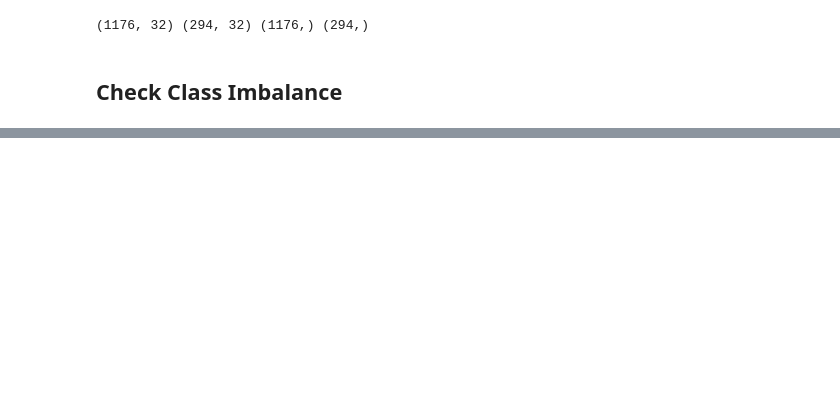
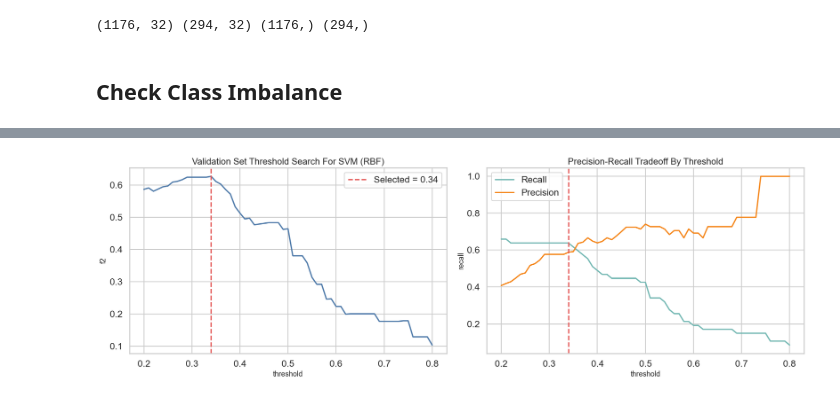
Before and after one commit to WildSphee/5102_part2, a Jupyter notebook: EDA_full_col.ipynb, the cells around one changed output, grey strips where cells are left out. Drawn from its saved outputs; the diff is of its cells as text; code cells hidden in the pictures; blank space fills up the shorter version.

```diff
--- a/EDA_full_col.ipynb
+++ b/EDA_full_col.ipynb
@@ -550,0 +775,13 @@ Name: PC2, dtype: float64
+# %%
+best_cv_overall = cv_results.iloc[0]
+best_cv_blackbox = (
+    cv_results[cv_results["is_blackbox"]]
+    .sort_values(["cv_mean_pr_auc", "cv_mean_recall", "cv_mean_roc_auc"], ascending=False)
+    .iloc[0]
+)
+
+print("Best overall CV model:")
+print(best_cv_overall[["model", "cv_mean_pr_auc", "cv_mean_roc_auc", "cv_mean_recall"]])
+print()
+print("Best blackbox CV model:")
+print(best_cv_blackbox[["model", "cv_mean_pr_auc", "cv_mean_roc_auc", "cv_mean_recall"]])
@@ -550,0 +810,7 @@ Name: PC2, dtype: float64
+# %%
+finalists = cv_results["model"].head(2).tolist()
+best_blackbox_name = best_cv_blackbox["model"]
+if best_blackbox_name not in finalists:
+    finalists.append(best_blackbox_name)
+
+finalists
@@ -550,0 +1075,37 @@ Name: PC2, dtype: float64
+# %%
+fig, axes = plt.subplots(1, 2, figsize=(18, 6))
+
+sns.lineplot(
+    data=threshold_results.sort_values("threshold"),
+    x="threshold",
+    y="f2",
+    ax=axes[0],
+    color="#4C78A8",
+)
+axes[0].axvline(selected_threshold, color="#E45756", linestyle="--", label=f"Selected = {selected_threshold:.2f}")
+axes[0].set_title(f"Validation Set Threshold Search For {recommended_blackbox_name}")
+axes[0].legend()
+
+sns.lineplot(
+    data=threshold_results.sort_values("threshold"),
+    x="threshold",
+    y="recall",
+    ax=axes[1],
+    color="#72B7B2",
+    label="Recall",
+)
+sns.lineplot(
+    data=threshold_results.sort_values("threshold"),
+    x="threshold",
+    y="precision",
+    ax=axes[1],
+    color="#F58518",
+    label="Precision",
+)
+axes[1].axvline(selected_threshold, color="#E45756", linestyle="--")
+axes[1].set_title("Precision-Recall Tradeoff By Threshold")
+
+plt.tight_layout()
+plt.show()
+# %% [output]
+[figure, added]
```
Also changed, not shown: parts of 36 cells of this notebook, 3 other files.
